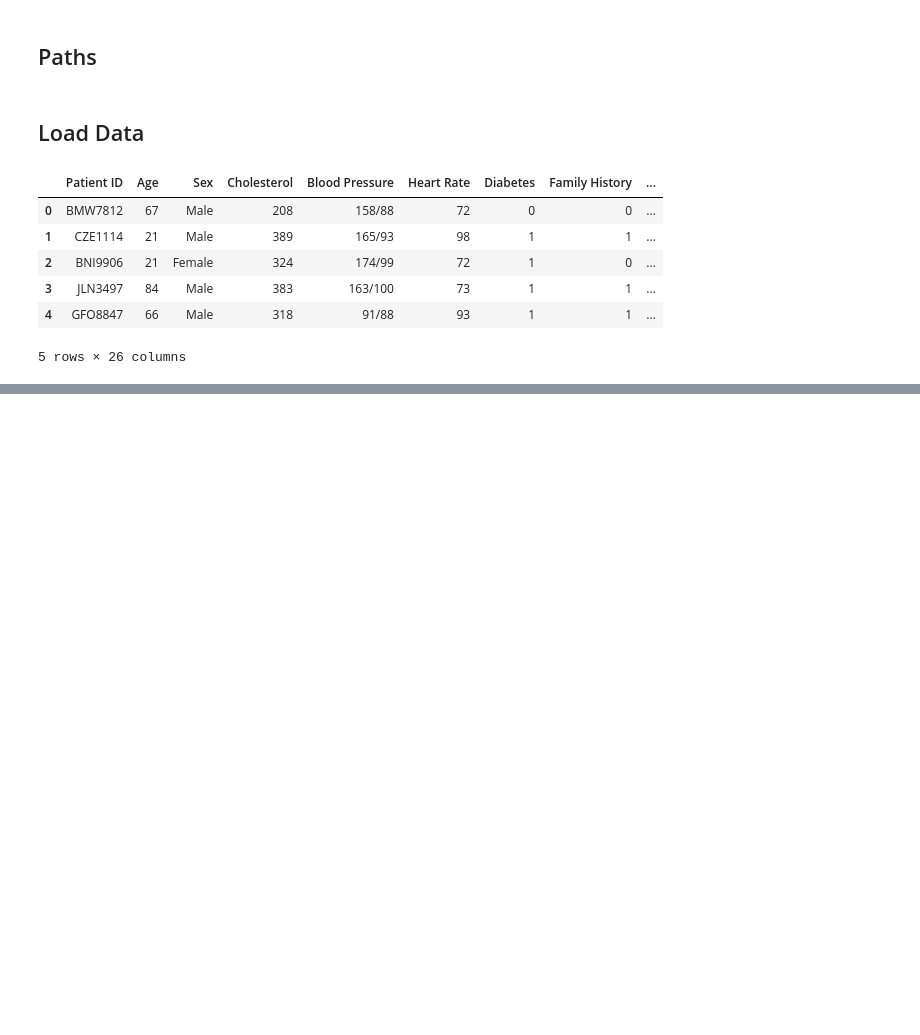
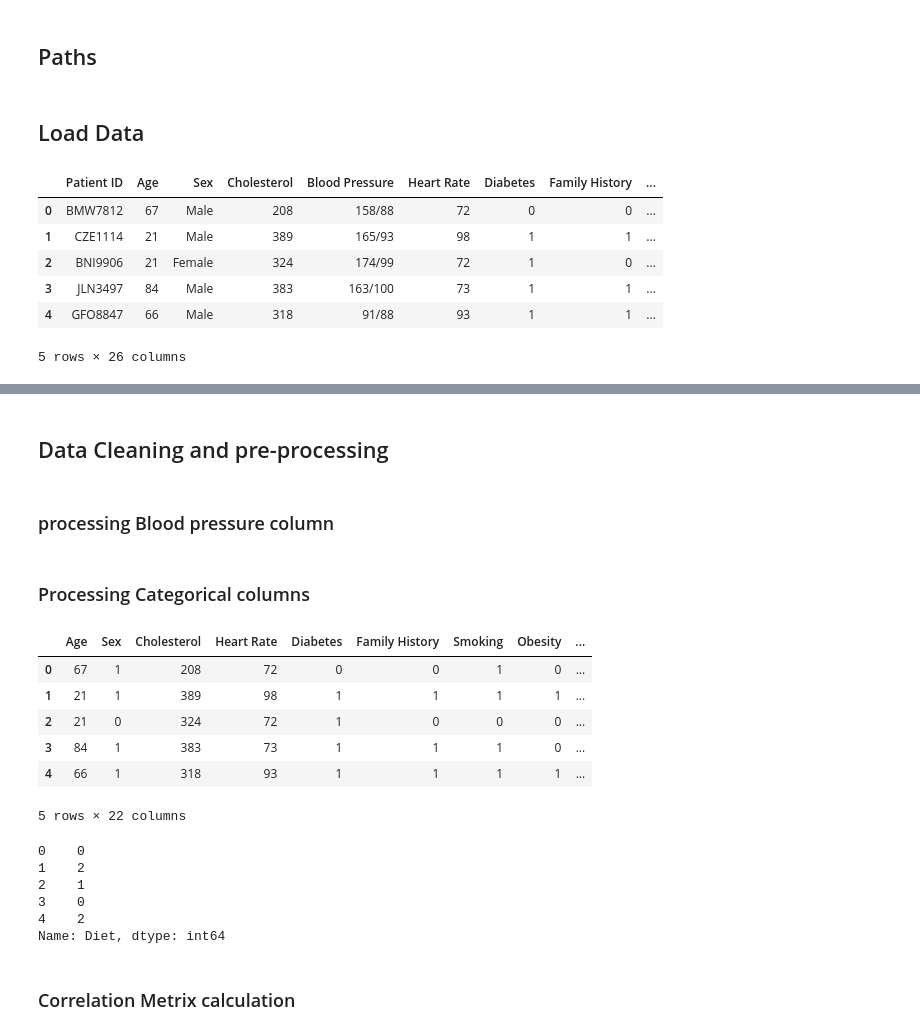
Before and after one commit to vivekpatel99/heart-attack-predictor, a Jupyter notebook: notebooks/02_model_exploration_training.ipynb, the cells around one changed output, grey strips where cells are left out. Cells and saved outputs as stored; diff of their text form; code cells hidden in the pictures; blank space fills up the shorter version.

```diff
--- a/notebooks/02_model_exploration_training.ipynb
+++ b/notebooks/02_model_exploration_training.ipynb
@@ -19,8 +47,8 @@ DATASET = "../data/heart_attack_prediction_dataset.csv"
 # %% [markdown]
 ## Load Data
 # %%
-df = pd.read_csv(DATASET)
-df.head()
+org_df = pd.read_csv(DATASET)
+org_df.head()
 # %% [output]
 |  | Patient ID | Age | Sex | Cholesterol | Blood Pressure | Heart Rate | Diabetes | Family History | ... |
 | 0 | BMW7812 | 67 | Male | 208 | 158/88 | 72 | 0 | 0 | ... |
@@ -31,0 +85,38 @@ df.head()
+# %% [markdown]
+## Data Cleaning and pre-processing
+# %%
+cols_to_drop = ["Patient ID", "Blood Pressure", "Country", "Continent", "Hemisphere", "Income"]
+# %% [markdown]
+### processing Blood pressure column
+# %%
+source_df = org_df.copy()
+
+bp_split = source_df["Blood Pressure"].str.split("/", expand=True).astype(int)
+bp_split.columns = ["Systolic", "Diastolic"]
+source_df.drop(cols_to_drop, axis=1, inplace=True)
+source_df = pd.concat([source_df, bp_split], axis=1)
+# %% [markdown]
+### Processing Categorical columns
+# %%
+source_df.Sex = source_df.Sex.map({"Male": 1, "Female": 0})
+source_df.head()
+# %% [output]
+|  | Age | Sex | Cholesterol | Heart Rate | Diabetes | Family History | Smoking | Obesity | ... |
+| 0 | 67 | 1 | 208 | 72 | 0 | 0 | 1 | 0 | ... |
+| 1 | 21 | 1 | 389 | 98 | 1 | 1 | 1 | 1 | ... |
+| 2 | 21 | 0 | 324 | 72 | 1 | 0 | 0 | 0 | ... |
+| 3 | 84 | 1 | 383 | 73 | 1 | 1 | 1 | 0 | ... |
+| 4 | 66 | 1 | 318 | 93 | 1 | 1 | 1 | 1 | ... |
+5 rows × 22 columns
+# %%
+source_df.Diet = source_df.Diet.map({"Average": 0, "Healthy": 1, "Unhealthy": 2})
+source_df.Diet[:5]
+# %% [output]
+0    0
+1    2
+2    1
+3    0
+4    2
+Name: Diet, dtype: int64
+# %% [markdown]
+### Correlation Metrix calculation
```
Also changed, not shown: parts of 39 cells of this notebook, 5 other files.
